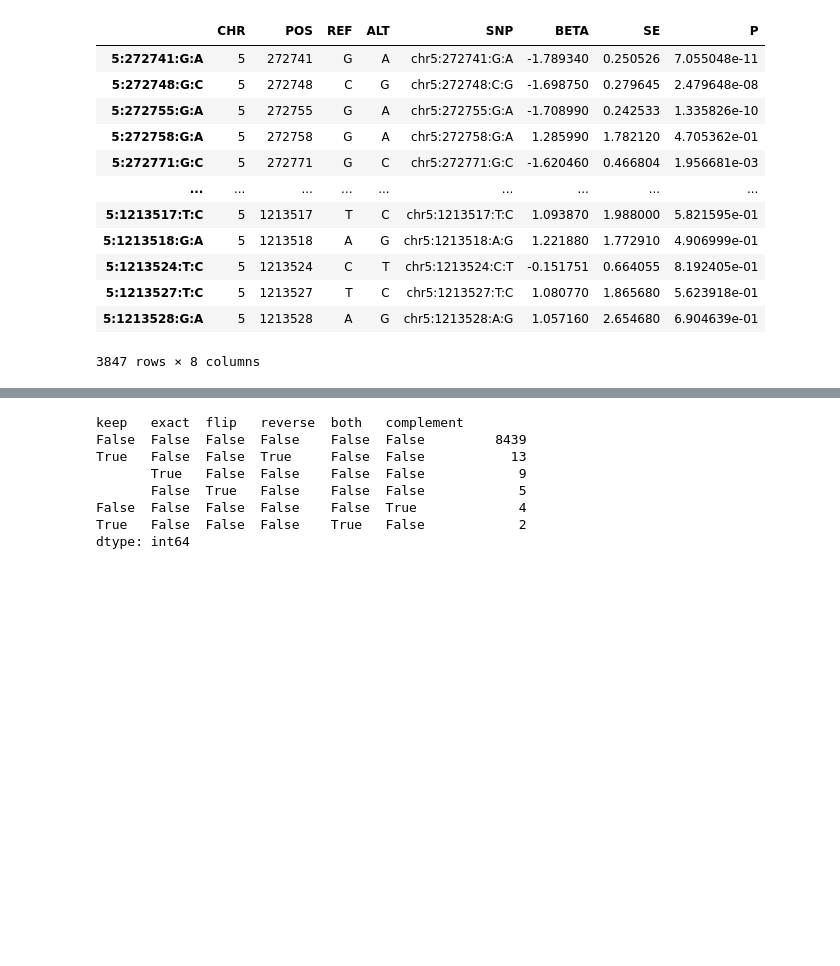
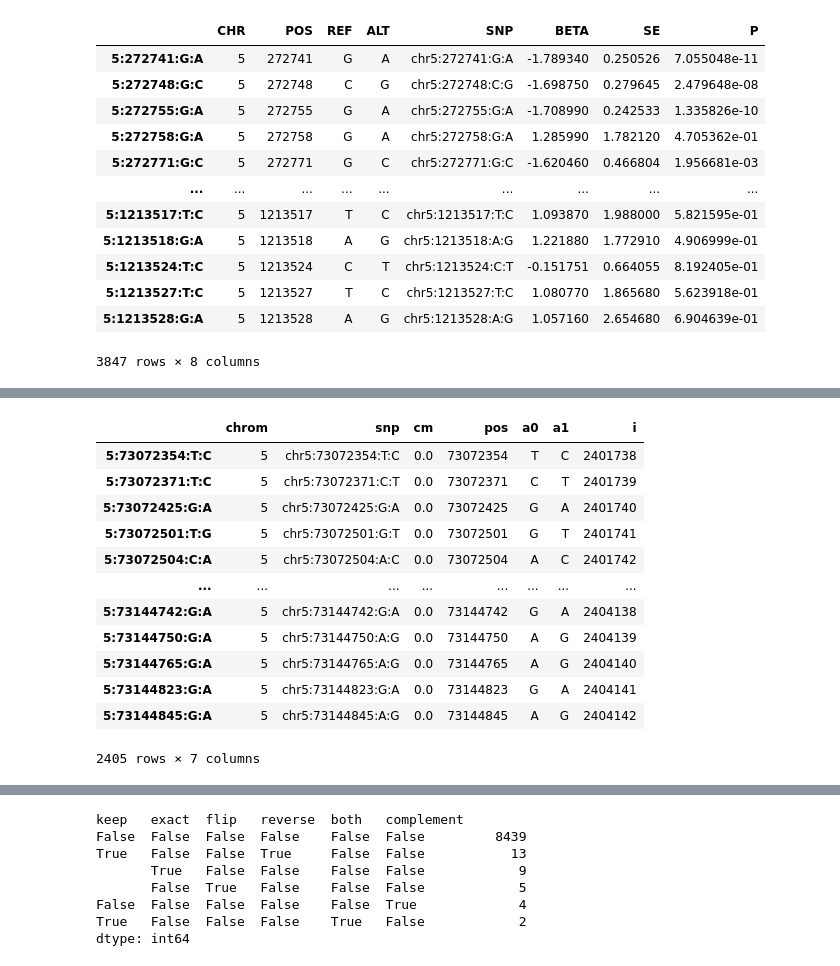
Before and after one commit to hsun3163/cugg, a Jupyter notebook: nbs/06_SNPmatch.ipynb, the cells around one changed output, grey strips where cells are left out. Cells and saved outputs as stored; diff of their text form; code cells hidden in the pictures; blank space fills up the shorter version.

```diff
--- a/nbs/06_SNPmatch.ipynb
+++ b/nbs/06_SNPmatch.ipynb
@@ -260,0 +307,16 @@ See the caveats in the documentation: https://pandas.pydata.org/pandas-docs/stab
+# %%
+bim
+# %% [output]
+|  | chrom | snp | cm | pos | a0 | a1 | i |
+| 5:73072354:T:C | 5 | chr5:73072354:T:C | 0.0 | 73072354 | T | C | 2401738 |
+| 5:73072371:T:C | 5 | chr5:73072371:C:T | 0.0 | 73072371 | C | T | 2401739 |
+| 5:73072425:G:A | 5 | chr5:73072425:G:A | 0.0 | 73072425 | G | A | 2401740 |
+| 5:73072501:T:G | 5 | chr5:73072501:G:T | 0.0 | 73072501 | G | T | 2401741 |
+| 5:73072504:C:A | 5 | chr5:73072504:A:C | 0.0 | 73072504 | A | C | 2401742 |
+| ... | ... | ... | ... | ... | ... | ... | ... |
+| 5:73144742:G:A | 5 | chr5:73144742:G:A | 0.0 | 73144742 | G | A | 2404138 |
+| 5:73144750:G:A | 5 | chr5:73144750:A:G | 0.0 | 73144750 | A | G | 2404139 |
+| 5:73144765:G:A | 5 | chr5:73144765:A:G | 0.0 | 73144765 | A | G | 2404140 |
+| 5:73144823:G:A | 5 | chr5:73144823:G:A | 0.0 | 73144823 | G | A | 2404141 |
+| 5:73144845:G:A | 5 | chr5:73144845:A:G | 0.0 | 73144845 | A | G | 2404142 |
+2405 rows × 7 columns
```
Also changed, not shown: parts of 8 cells of this notebook, 1 other file.
